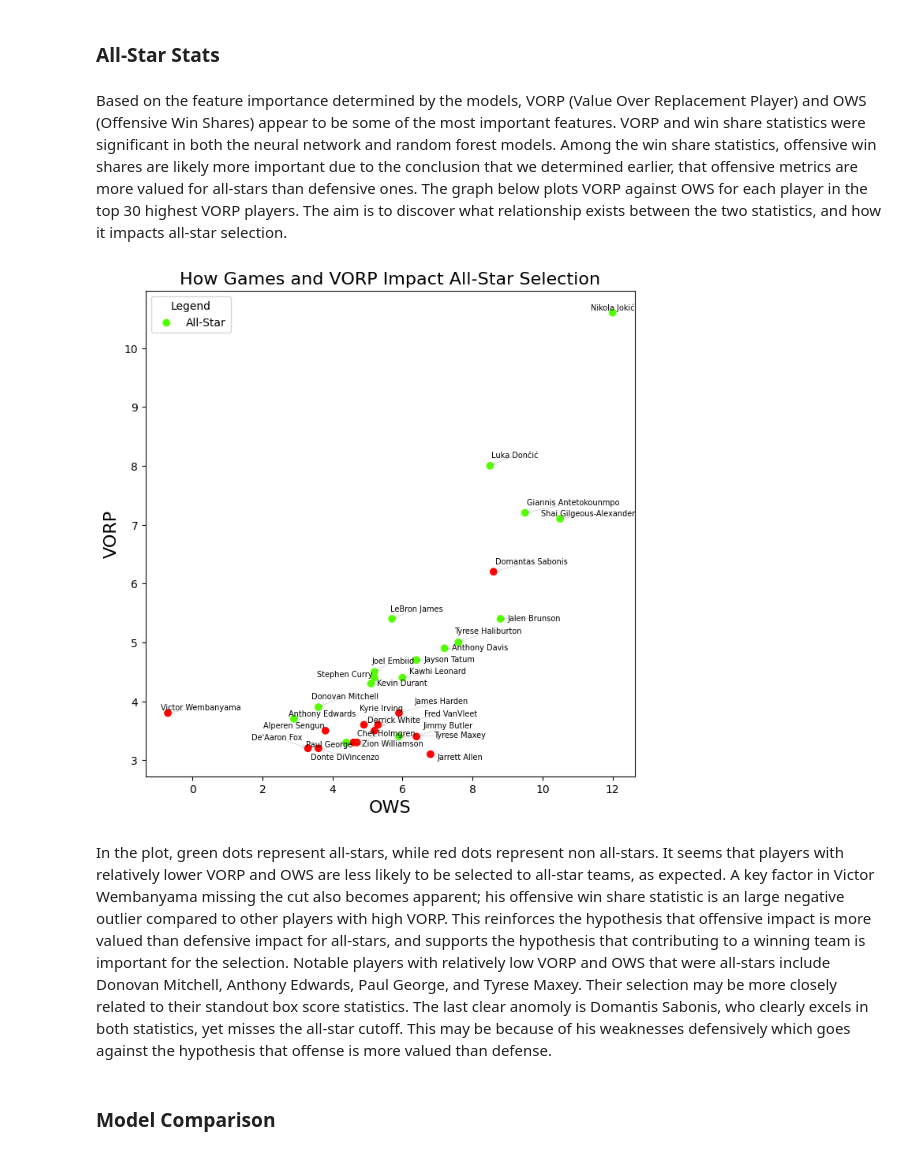
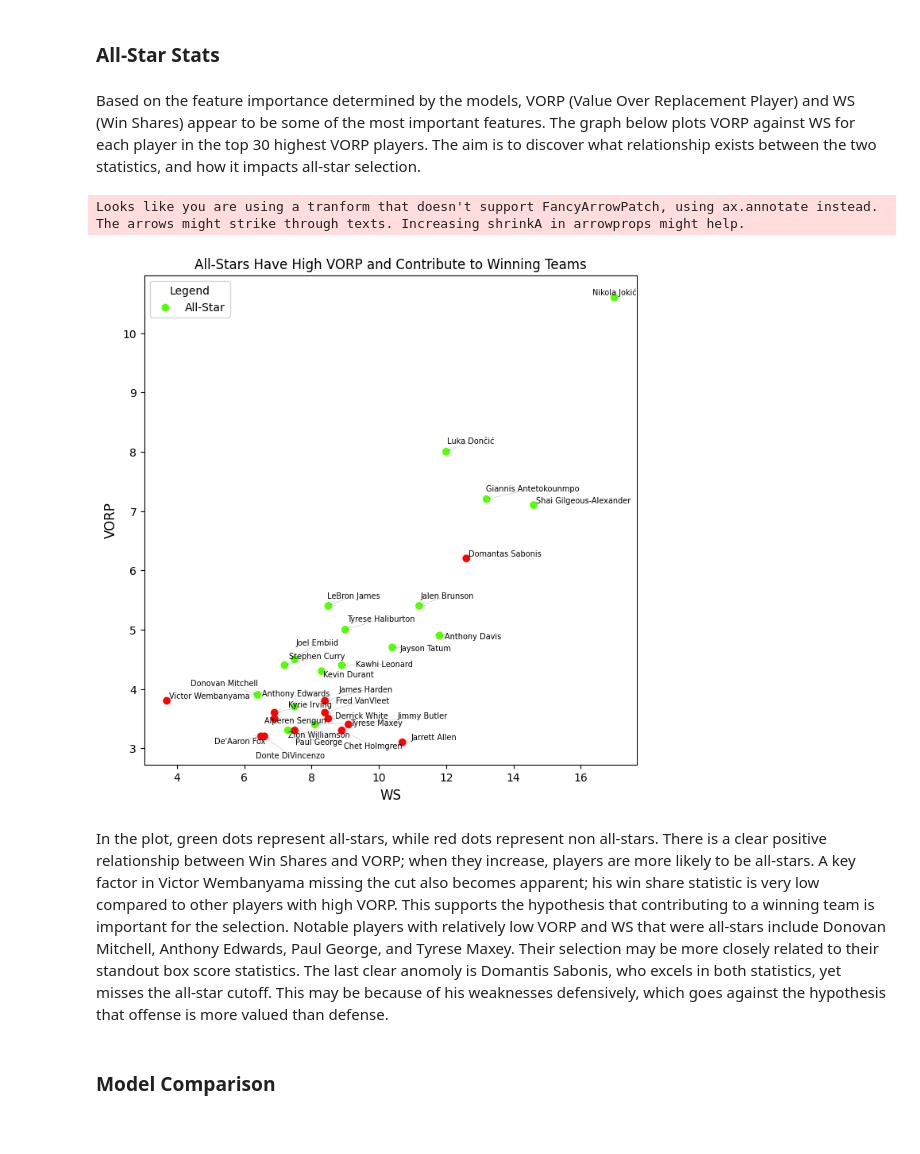
Before and after one commit to BrandonYChan/ballindata, a Jupyter notebook: ballindata/IPYNB/Analyses/star.ipynb, the cells around one changed output. Drawn from its saved outputs; the diff is of its cells as text; code cells hidden in the pictures.

```diff
--- a/ballindata/IPYNB/Analyses/star.ipynb
+++ b/ballindata/IPYNB/Analyses/star.ipynb
@@ -82,7 +60,7 @@ master = pd.DataFrame()
 ssn = pd.DataFrame()
 
 for season in seasons:
-    master_temp = pd.read_sql("master_" + season, con=engine).drop(['Tm', 'GS', 'Pos'], axis=1).fillna(0)
+    master_temp = pd.read_sql("master_" + season, con=engine).drop('GS', axis=1)
     master_temp.insert(1, "Season", [season]*len(master_temp), True)
     master_temp['Season'] = season.replace('_', '-')
 
@@ -95,7 +73,12 @@ master = master.rename(columns = {'Status':'AS'})
 master['AS'] = master['AS'].apply(lambda x: False if pd.isna(x) else True)
 master['AS'] = master['AS'].astype("float64")
 
+for col_name in master.columns:
+    # master[col_name].fillna(np.mean(master[col_name].dropna(axis=0)), inplace=True)
+    master[col_name].fillna(0, inplace=True)
+
 numeric_df = master[master['Season']!='2023-24']
 numeric_df = numeric_df.select_dtypes(include = [np.number])
+
 master
 # %% [output]
@@ -273,15 +263,33 @@ The ensemble model uses the 3 models (logistic regression, neural network, and r
 # %%
-def predict_ensemble(row):
+# def predict_ensemble(row):
+#     example = master[(master['Player']==row['Player']) & (master['Season']==row['Season'])]
+#     example = pd.DataFrame(example)
+#     example = example.drop(['AS', 'Player', 'Season'], axis=1)
+#     # example = example.select_dtypes(include=[np.number]).drop('AS', axis=1)
+#     row['AS'] = int(row['AS'])
+#     row['LR'] = int(lr_model.predict(example)[0])
+#     row['NN'] = int(seq_model.predict(tf.convert_to_tensor(example))[0][0] > 0.5)
+#     row['RF'] = int(rf_model.predict(example)[0])
+
+#     row['ENS'] = int((row['LR'] + row['NN'] + row['RF']) >= 2)
+#     return row
+# example = master[(master['Player']=='Bam Adebayo') & (master['Season']=='2023-24')]
+# example = pd.DataFrame(example)
+# example = example.drop(['AS', 'Player', 'Season'], axis=1)
+# example = example.to_numpy()
+# example
+
+def apply_predictions(row):
     example = master[(master['Player']==row['Player']) & (master['Season']==row['Season'])]
     example = pd.DataFrame(example)
-    example = example.drop(['AS', 'Player', 'Season'], axis=1)
+    example = example.drop(['AS', 'Player', 'Season', 'Pos', 'Tm'], axis=1)
     # example = example.select_dtypes(include=[np.number]).drop('AS', axis=1)
     row['AS'] = int(row['AS'])
     row['LR'] = int(lr_model.predict(example)[0])
     row['NN'] = int(seq_model.predict(tf.convert_to_tensor(example))[0][0] > 0.5)
     row['RF'] = int(rf_model.predict(example)[0])
 
-    row['ENS'] = int((row['LR'] + row['NN'] + row['RF']) >= 2)
+    # row['ENS'] = int((row['LR'] + row['NN'] + row['RF']) >= 2)
     return row
 # %% [markdown]
 ### Testing on the 2023-24 Season
@@ -289,3 +297,3 @@ The 2023-24 season was purposefully not used to train the models, so it serves a
 # %%
 s_24 = master[master['Season']=='2023-24']
-s_24 = s_24.apply(lambda x: predict_ensemble(x), axis=1)
+s_24 = s_24.apply(lambda x: apply_predictions(x), axis=1)
@@ -372,4 +403,4 @@ Looking at the table of falsely predicted all-stars, a few names stand out in te
 # %% [markdown]
 ### All-Star Stats
 # %% [markdown]
-Based on the feature importance determined by the models, VORP (Value Over Replacement Player) and OWS (Offensive Win Shares) appear to be some of the most important features. VORP and win share statistics were significant in both the neural network and random forest models. Among the win share statistics, offensive win shares are likely more important due to the conclusion that we determined earlier, that offensive metrics are more valued for all-stars than defensive ones. The graph below plots VORP against OWS for each player in the top 30 highest VORP players. The aim is to discover what relationship exists between the two statistics, and how it impacts all-star selection.
+Based on the feature importance determined by the models, VORP (Value Over Replacement Player) and WS (Win Shares) appear to be some of the most important features. The graph below plots VORP against WS for each player in the top 30 highest VORP players. The aim is to discover what relationship exists between the two statistics, and how it impacts all-star selection.
@@ -379,25 +407,25 @@ from adjustText import adjust_text
 # %%
 top_stat = s_24.sort_values(by='VORP', ascending=False).head(30) .set_index('Player')
-stat1 = top_stat['OWS']
 
 fig, ax = plt.subplots(figsize=(8, 8))
-scatter = plt.scatter(stat1, top_stat['VORP'], c=top_stat['AS'], cmap='prism')
+scatter = plt.scatter(top_stat['WS'], top_stat['VORP'], c=top_stat['AS'], cmap='prism')
 
 texts = []
 for i, player in enumerate(top_stat.index):
-    texts.append(ax.annotate(player, (stat1[i], top_stat['VORP'][i]), size=7))
+    texts.append(ax.annotate(player, (top_stat['WS'][i], top_stat['VORP'][i]), size=7))
 
 adjust_text(texts, force_points=0.1, arrowprops=dict(arrowstyle='->', color='gray', lw=0.2))
 
-plt.xlabel(stat1.name, size=16)
-plt.ylabel("VORP", size=16)
-plt.title("How Games and VORP Impact All-Star Selection", size=16)
+plt.xlabel(top_stat['WS'].name, size=12)
+plt.ylabel("VORP", size=12)
+plt.title("All-Stars Have High VORP and Contribute to Winning Teams", size=12)
 plt.legend(['All-Star'], title="Legend")
 plt.show()
 # %% [output]
+Looks like you are using a tranform that doesn't support FancyArrowPatch, using ax.annotate instead. The arrows might strike through texts. Increasing shrinkA in arrowprops might help.
-[figure, old version]
+[figure, new version]
 # %% [markdown]
-In the plot, green dots represent all-stars, while red dots represent non all-stars. It seems that players with relatively lower VORP and OWS are less likely to be selected to all-star teams, as expected. A key factor in Victor Wembanyama missing the cut also becomes apparent; his offensive win share statistic is an large negative outlier compared to other players with high VORP. This reinforces the hypothesis that offensive impact is more valued than defensive impact for all-stars, and supports the hypothesis that contributing to a winning team is important for the selection. Notable players with relatively low VORP and OWS that were all-stars include Donovan Mitchell, Anthony Edwards, Paul George, and Tyrese Maxey. Their selection may be more closely related to their standout box score statistics. The last clear anomoly is Domantis Sabonis, who clearly excels in both statistics, yet misses the all-star cutoff. This may be because of his weaknesses defensively which goes against the hypothesis that offense is more valued than defense.
+In the plot, green dots represent all-stars, while red dots represent non all-stars. There is a clear positive relationship between Win Shares and VORP; when they increase, players are more likely to be all-stars. A key factor in Victor Wembanyama missing the cut also becomes apparent; his win share statistic is very low compared to other players with high VORP. This supports the hypothesis that contributing to a winning team is important for the selection. Notable players with relatively low VORP and WS that were all-stars include Donovan Mitchell, Anthony Edwards, Paul George, and Tyrese Maxey. Their selection may be more closely related to their standout box score statistics. The last clear anomoly is Domantis Sabonis, who excels in both statistics, yet misses the all-star cutoff. This may be because of his weaknesses defensively, which goes against the hypothesis that offense is more valued than defense.
 # %% [markdown]
 ### Model Comparison
 # %% [markdown]
```
Also changed, not shown: parts of 49 cells of this notebook, 32 other files.
